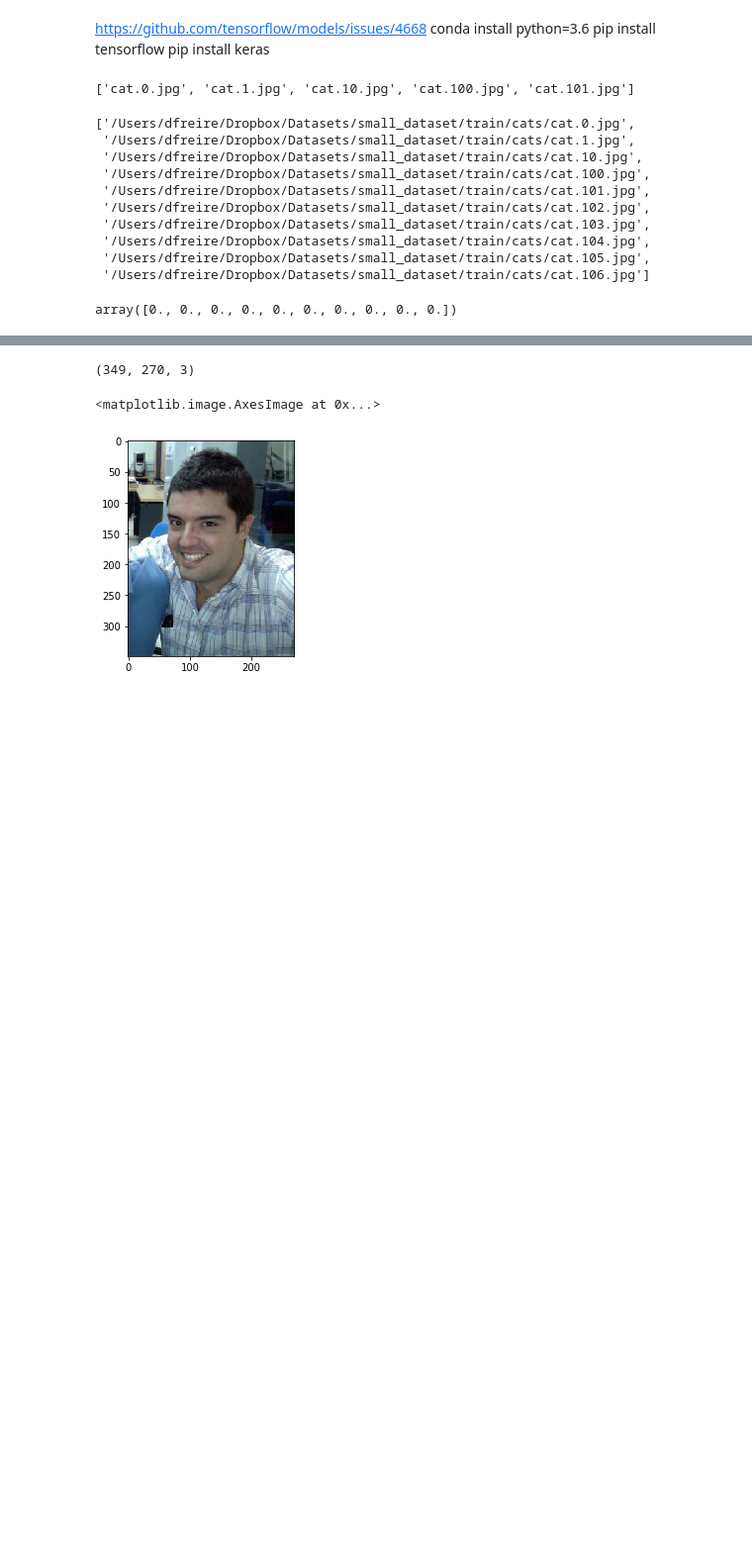
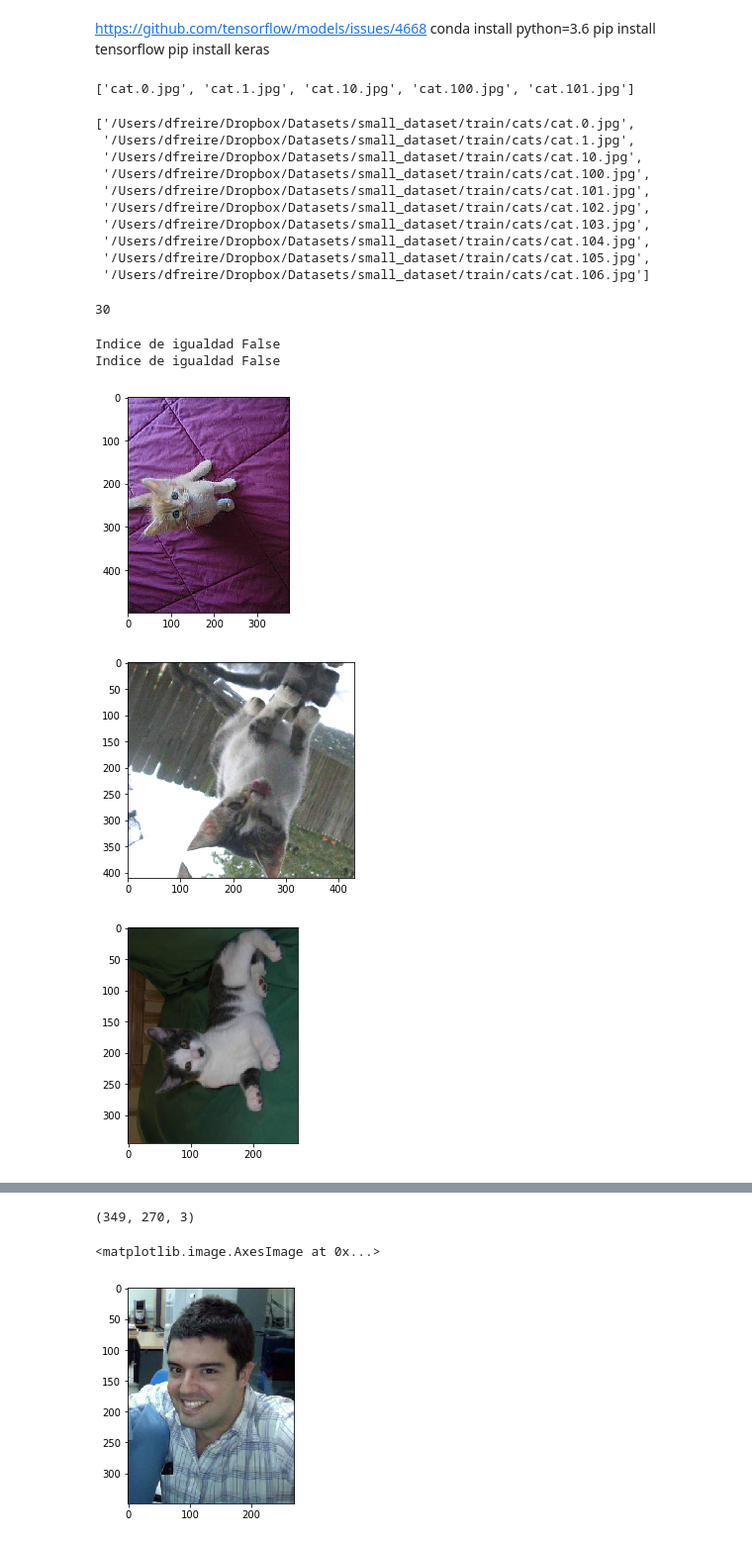
Before and after one commit to davidfreire/KFold_project, a Jupyter notebook: K_Fold.ipynb, the cells around one changed output, grey strips where cells are left out. Shown at 99% size. Drawn from its saved outputs; the diff is of its cells as text; code cells hidden in the pictures; blank space fills up the shorter version.

Commit message:
Data Generator tested

```diff
--- a/K_Fold.ipynb
+++ b/K_Fold.ipynb
@@ -369,4 +368,0 @@ y = np.zeros(len(datos))
-# %%
-y
-# %% [output]
-array([0., 0., 0., 0., 0., 0., 0., 0., 0., 0.])
@@ -396,0 +369,32 @@ plt.show()
+# %%
+len(y)
+# %% [output]
+30
+# %%
+# Parameters
+params = {
+    'rescale': 1,
+    'batch_size': 10,
+    'n_classes': 1, #for testing purposes
+    'aug_mode': 'StrongAug',
+    'shuffle': True}
+training_generator = DataGenerator(img_files = datos, labels=y, **params)
+# %%
+i=0
+for images, labels in training_generator:
+
+    #print(np.array(images).shape)
+    #print(labels)
+    plt.figure(i)
+    plt.imshow(images[0])
+
+    i+=1
+    if i%3==0:
+        break
+plt.show()
+# %% [output]
+Indice de igualdad False
+Indice de igualdad False
+[figure, added]
+[figure, added]
+[figure, added]
```
Also changed, not shown: parts of 5 cells of this notebook.
